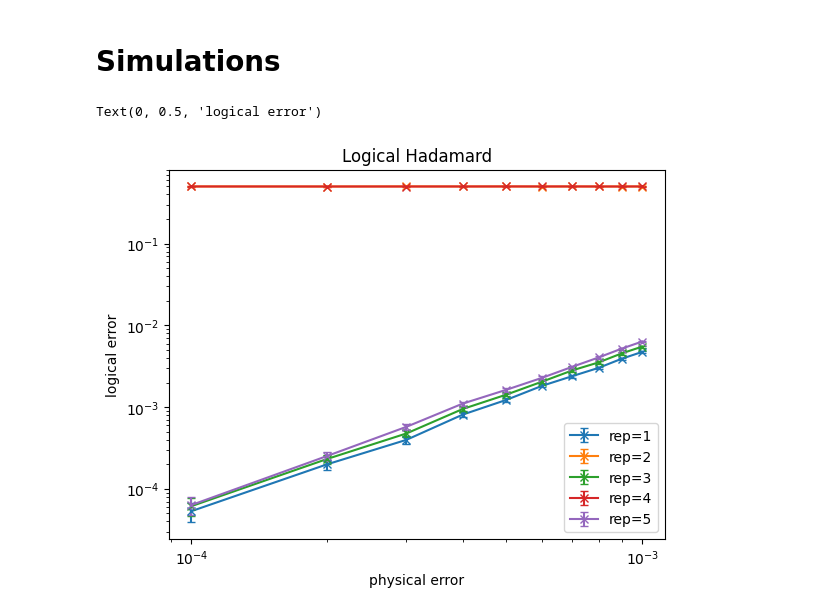
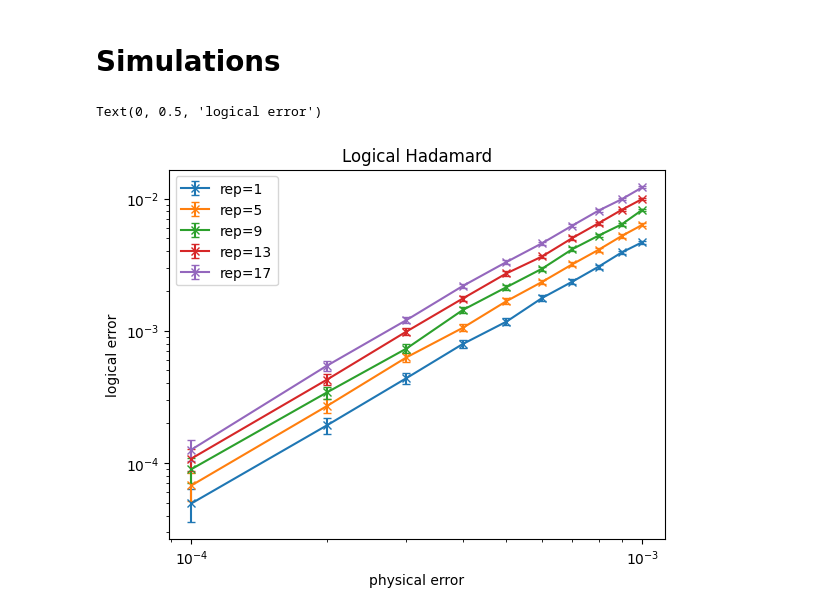
Before and after one commit to Sal7ySalt/Smallest-MSD-Protocol, a Jupyter notebook: Steane/logical_error_rate_hadamard.ipynb, the cells around one changed output. Cells and saved outputs as stored; diff of their text form; code cells hidden in the pictures.

Commit message:
effective gate error plots for hadamard and cz

```diff
--- a/Steane/logical_error_rate_hadamard.ipynb
+++ b/Steane/logical_error_rate_hadamard.ipynb
@@ -82,33 +82,37 @@ def decoder(dets, obs):
 # %%
 noise_list = [0.0001, 0.0002, 0.0003, 0.0004, 0.0005, 0.0006, 0.0007, 0.0008, 0.0009, 0.001]
 shots = int(1e6)
+all_error = []
+all_unc = []
 
-for rep in range(1, 6):
+for rep in range(1, 18, 4):
     logical_err = []
     unc = []
     for p1 in noise_list:
         qc = stim.Circuit()
         hadamard_circuit(qc, p1_err=p1, p2_err=p1*10, meas_err=p1*10, rep=rep)
 
         dets, obs = qc.compile_detector_sampler().sample(shots=shots,separate_observables=True)
         err_rate, u = decoder(dets, obs)
         logical_err.append(err_rate)
         unc.append(u)
     plt.errorbar(
         noise_list,
         logical_err,
         yerr=unc,
         fmt='-x',
         label=f'rep={rep}',
         capsize=3  # little horizontal caps on the error bars
     )
+    all_error.append(logical_err)
+    all_unc.append(unc)
 
 plt.title('Logical Hadamard')
 plt.xscale('log')
 plt.yscale('log')
 plt.legend()
 plt.xlabel('physical error')
 plt.ylabel('logical error')
 # %% [output]
 Text(0, 0.5, 'logical error')
-[figure, old version]
+[figure, new version]
```
Also changed, not shown: parts of 1 cell of this notebook, 9 other files.
